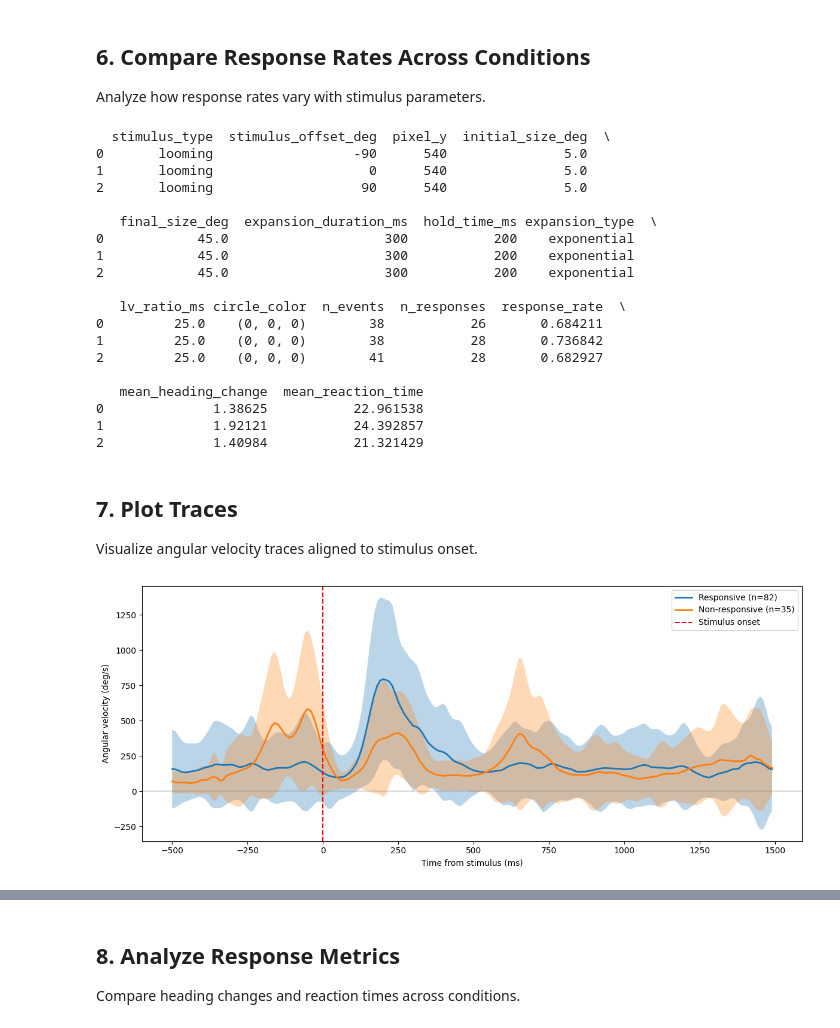
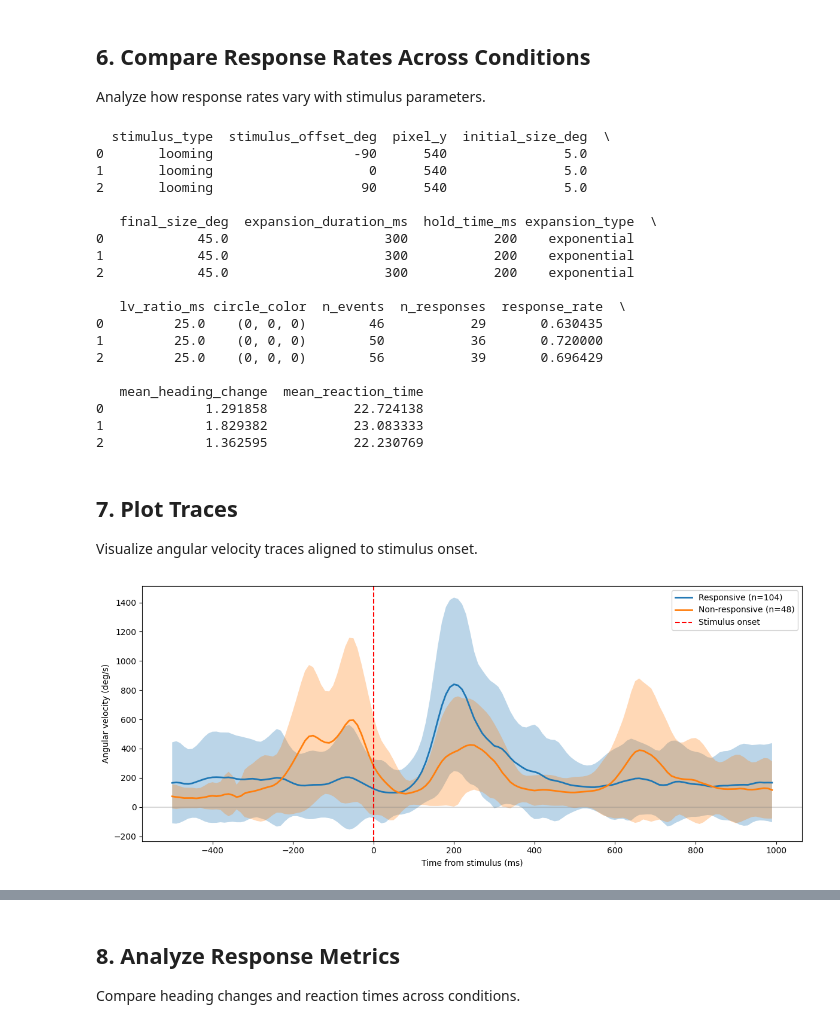
Before and after one commit to elhananby/braidz_analysis, a Jupyter notebook: notebooks/04_visual_stim_analysis.ipynb, the cells around one changed output, grey strips where cells are left out. Cells and saved outputs as stored; diff of their text form; code cells hidden in the pictures.

Commit message:
Analysis of actual looming stimulus in notebook

```diff
--- a/notebooks/04_visual_stim_analysis.ipynb
+++ b/notebooks/04_visual_stim_analysis.ipynb
@@ -127,18 +129,21 @@ since the behavioral response may be delayed relative to stimulus onset.
 # Use the pre-configured STIM_CONFIG or create a custom one
 from braidz_analysis.config import STIM_CONFIG, Config
 
-print("STIM_CONFIG settings:")
-print(f"  response_window: {STIM_CONFIG.response_window} frames")
-print(f"  pre_frames: {STIM_CONFIG.pre_frames} frames")
-print(f"  post_frames: {STIM_CONFIG.post_frames} frames")
-print(f"  saccade_threshold: {STIM_CONFIG.saccade_threshold} deg/s")
-
-# Or create a custom config for your specific experiment
+# # Or create a custom config for your specific experiment
 custom_config = Config(
-    response_window=60,  # 600ms at 100fps - longer window for visual responses
+    response_delay=0, # Ignore first 200ms (stimulus expanding)
+    response_window=60,  # Look up to 600ms after onset
     pre_frames=50,  # 500ms before stimulus
     post_frames=100,  # 1500ms after stimulus
-    saccade_threshold=500,  # deg/s threshold for turn detection
+    saccade_threshold=300,  # deg/s threshold for turn detection
     min_trajectory_frames=300,  # Must accommodate pre+post frames
 )
+# custom_config = STIM_CONFIG  # Using default for this example
+
+print("\ncustom_config settings:")
+print(f"  response_delay: {custom_config.response_delay} frames")
+print(f"  response_window: {custom_config.response_window} frames")
+print(f"  pre_frames: {custom_config.pre_frames} frames")
+print(f"  post_frames: {custom_config.post_frames} frames")
+print(f"  saccade_threshold: {custom_config.saccade_threshold} deg/s")
 # %% [output]
@@ -154,7 +160,7 @@ Use `analyze_event_responses` with the stimulus data. All stimulus metadata
 will be preserved in the results for filtering and grouping.
 # %%
 # Run the analysis
-results = ba.analyze_event_responses(data.trajectories, data.stim, config=STIM_CONFIG)
+results = ba.analyze_event_responses(data.trajectories, data.stim, config=custom_config)
 
 print(results)
 print(f"Overall response rate: {results.response_rate:.1%}")
@@ -227,14 +233,14 @@ print(stats)
 2            45.0                    300           200    exponential
 
    lv_ratio_ms circle_color  n_events  n_responses  response_rate  \
-0         25.0    (0, 0, 0)        38           26       0.684211
-1         25.0    (0, 0, 0)        38           28       0.736842
-2         25.0    (0, 0, 0)        41           28       0.682927
+0         25.0    (0, 0, 0)        46           29       0.630435
+1         25.0    (0, 0, 0)        50           36       0.720000
+2         25.0    (0, 0, 0)        56           39       0.696429
 
    mean_heading_change  mean_reaction_time
-0              1.38625           22.961538
-1              1.92121           24.392857
-2              1.40984           21.321429
+0             1.291858           22.724138
+1             1.829382           23.083333
+2             1.362595           22.230769
 # %%
 # Plot response rate by l/v ratio
 # fig, ax = plt.subplots(figsize=(8, 5))
@@ -273,7 +279,7 @@ Visualize angular velocity traces aligned to stimulus onset.
 fig, ax = plt.subplots(1, 1, figsize=(12, 5))
 
 # Time axis (centered on stimulus onset)
-t = np.arange(-STIM_CONFIG.pre_frames, STIM_CONFIG.post_frames) / STIM_CONFIG.fps * 1000
+t = np.arange(-custom_config.pre_frames, custom_config.post_frames) / custom_config.fps * 1000
 
 # Responsive trials
 responsive_traces_abs = np.abs(responsive.traces["angular_velocity"])
@@ -285,34 +291,34 @@ if len(responsive) > 0:
     ax.plot(t, mean_omega, linewidth=2, label=f"Responsive (n={len(responsive)})")
 
 # ax.axvline(0, color="r", linestyle="--", label="Stimulus onset")
 # ax.axhline(0, color="gray", linestyle="-", alpha=0.3)
 # ax.set_xlabel("Time from stimulus (ms)")
 # ax.set_ylabel("Angular velocity (deg/s)")
 # ax.set_title(f"Responsive trials (n={len(responsive)})")
 ax.legend()
 
 # Non-responsive trials
 non_responsive_traces_abs = np.abs(non_responsive.traces["angular_velocity"])
 if len(non_responsive) > 0:
     omega = np.degrees(non_responsive_traces_abs)
     mean_omega = np.mean(omega, axis=0)
     sem_omega = np.std(omega, axis=0)
 
     ax.fill_between(t, mean_omega - sem_omega, mean_omega + sem_omega, alpha=0.3)
     ax.plot(t, mean_omega, linewidth=2, label=f"Non-responsive (n={len(non_responsive)})")
 
 ax.axvline(0, color="r", linestyle="--", label="Stimulus onset")
 ax.axhline(0, color="gray", linestyle="-", alpha=0.3)
 ax.set_xlabel("Time from stimulus (ms)")
 ax.set_ylabel("Angular velocity (deg/s)")
 # ax.set_title(f"Non-responsive trials (n={len(non_responsive)})")
 ax.legend()
 
 
 plt.tight_layout()
 plt.show()
 # %% [output]
-[figure, old version]
+[figure, new version]
 # %%
 # Plot mean and std traces grouped by stimulus_offset_deg
 fig, ax = plt.subplots(figsize=(10, 6))
```
Also changed, not shown: parts of 11 cells of this notebook.
